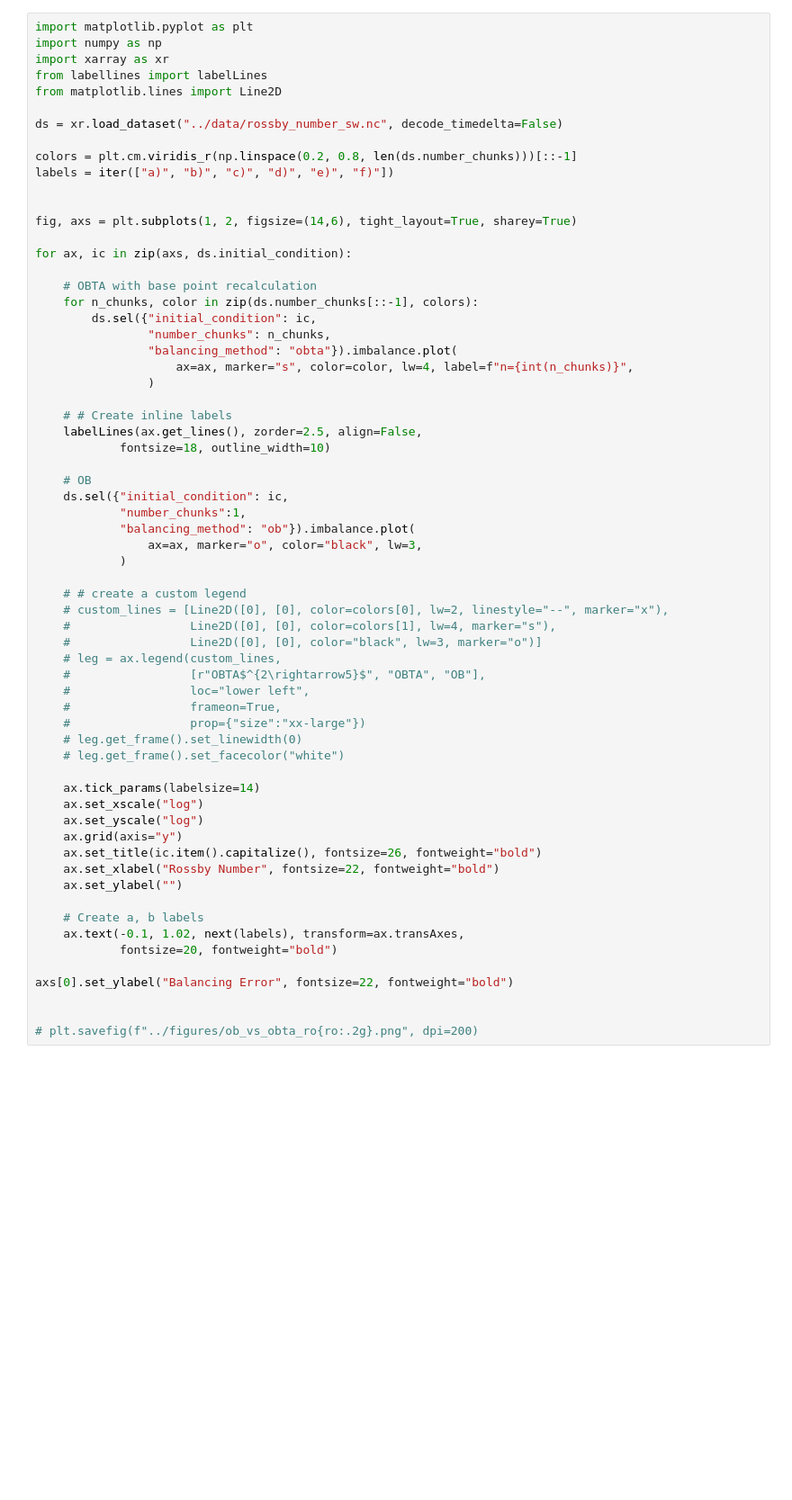
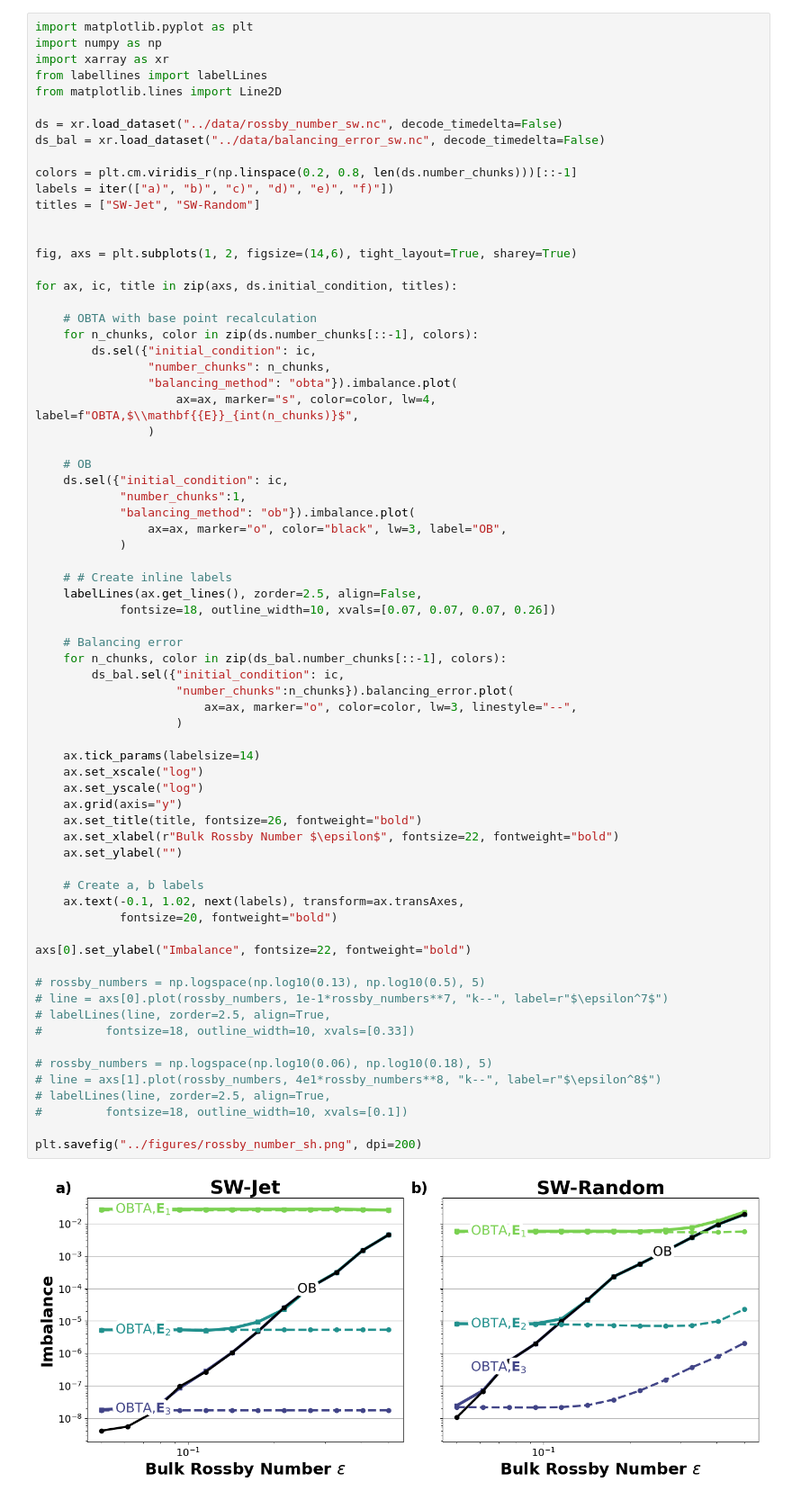
Before and after one commit to Gordi42/obta-paper, a Jupyter notebook: notebooks/rossby_number_sw.ipynb, the cells around one changed output. Shown at 90% size. Drawn from its saved outputs; the diff is of its cells as text; blank space fills up the shorter version.

```diff
--- a/notebooks/rossby_number_sw.ipynb
+++ b/notebooks/rossby_number_sw.ipynb
@@ -6,60 +6,67 @@ from labellines import labelLines
 from matplotlib.lines import Line2D
 
 ds = xr.load_dataset("../data/rossby_number_sw.nc", decode_timedelta=False)
+ds_bal = xr.load_dataset("../data/balancing_error_sw.nc", decode_timedelta=False)
 
 colors = plt.cm.viridis_r(np.linspace(0.2, 0.8, len(ds.number_chunks)))[::-1]
 labels = iter(["a)", "b)", "c)", "d)", "e)", "f)"])
+titles = ["SW-Jet", "SW-Random"]
 
 
 fig, axs = plt.subplots(1, 2, figsize=(14,6), tight_layout=True, sharey=True)
 
-for ax, ic in zip(axs, ds.initial_condition):
+for ax, ic, title in zip(axs, ds.initial_condition, titles):
 
     # OBTA with base point recalculation
     for n_chunks, color in zip(ds.number_chunks[::-1], colors):
         ds.sel({"initial_condition": ic,
                 "number_chunks": n_chunks,
                 "balancing_method": "obta"}).imbalance.plot(
-                    ax=ax, marker="s", color=color, lw=4, label=f"n={int(n_chunks)}",
+                    ax=ax, marker="s", color=color, lw=4, label=f"OBTA,$\\mathbf{{E}}_{int(n_chunks)}$",
                 )
-
-    # # Create inline labels
-    labelLines(ax.get_lines(), zorder=2.5, align=False,
-            fontsize=18, outline_width=10)
 
     # OB
     ds.sel({"initial_condition": ic,
             "number_chunks":1,
             "balancing_method": "ob"}).imbalance.plot(
-                ax=ax, marker="o", color="black", lw=3,
+                ax=ax, marker="o", color="black", lw=3, label="OB",
             )
 
-    # # create a custom legend
-    # custom_lines = [Line2D([0], [0], color=colors[0], lw=2, linestyle="--", marker="x"),
-    #                 Line2D([0], [0], color=colors[1], lw=4, marker="s"),
-    #                 Line2D([0], [0], color="black", lw=3, marker="o")]
-    # leg = ax.legend(custom_lines,
-    #                 [r"OBTA$^{2\rightarrow5}$", "OBTA", "OB"],
-    #                 loc="lower left",
-    #                 frameon=True,
-    #                 prop={"size":"xx-large"})
-    # leg.get_frame().set_linewidth(0)
-    # leg.get_frame().set_facecolor("white")
+    # # Create inline labels
+    labelLines(ax.get_lines(), zorder=2.5, align=False,
+            fontsize=18, outline_width=10, xvals=[0.07, 0.07, 0.07, 0.26])
+
+    # Balancing error
+    for n_chunks, color in zip(ds_bal.number_chunks[::-1], colors):
+        ds_bal.sel({"initial_condition": ic,
+                    "number_chunks":n_chunks}).balancing_error.plot(
+                        ax=ax, marker="o", color=color, lw=3, linestyle="--",
+                    )
 
     ax.tick_params(labelsize=14)
     ax.set_xscale("log")
     ax.set_yscale("log")
     ax.grid(axis="y")
-    ax.set_title(ic.item().capitalize(), fontsize=26, fontweight="bold")
-    ax.set_xlabel("Rossby Number", fontsize=22, fontweight="bold")
+    ax.set_title(title, fontsize=26, fontweight="bold")
+    ax.set_xlabel(r"Bulk Rossby Number $\epsilon$", fontsize=22, fontweight="bold")
     ax.set_ylabel("")
 
     # Create a, b labels
     ax.text(-0.1, 1.02, next(labels), transform=ax.transAxes,
             fontsize=20, fontweight="bold")
 
-axs[0].set_ylabel("Balancing Error", fontsize=22, fontweight="bold")
+axs[0].set_ylabel("Imbalance", fontsize=22, fontweight="bold")
 
+# rossby_numbers = np.logspace(np.log10(0.13), np.log10(0.5), 5)
+# line = axs[0].plot(rossby_numbers, 1e-1*rossby_numbers**7, "k--", label=r"$\epsilon^7$")
+# labelLines(line, zorder=2.5, align=True,
+#         fontsize=18, outline_width=10, xvals=[0.33])
 
-# plt.savefig(f"../figures/ob_vs_obta_ro{ro:.2g}.png", dpi=200)
+# rossby_numbers = np.logspace(np.log10(0.06), np.log10(0.18), 5)
+# line = axs[1].plot(rossby_numbers, 4e1*rossby_numbers**8, "k--", label=r"$\epsilon^8$")
+# labelLines(line, zorder=2.5, align=True,
+#         fontsize=18, outline_width=10, xvals=[0.1])
+
+plt.savefig("../figures/rossby_number_sh.png", dpi=200)
 # %% [output]
+[figure, new version]
```
Also changed, not shown: parts of 2 cells of this notebook, 8 other files.
